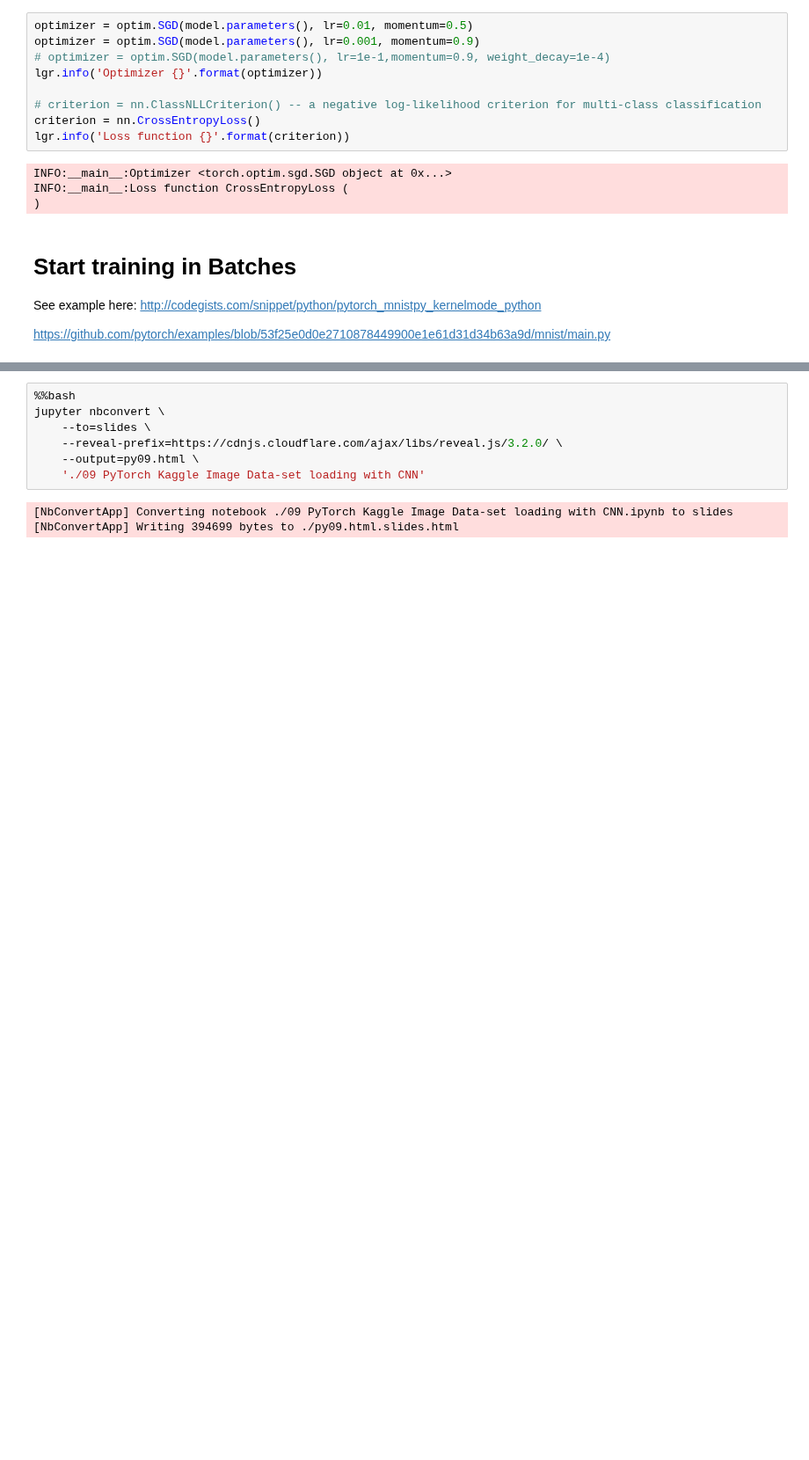
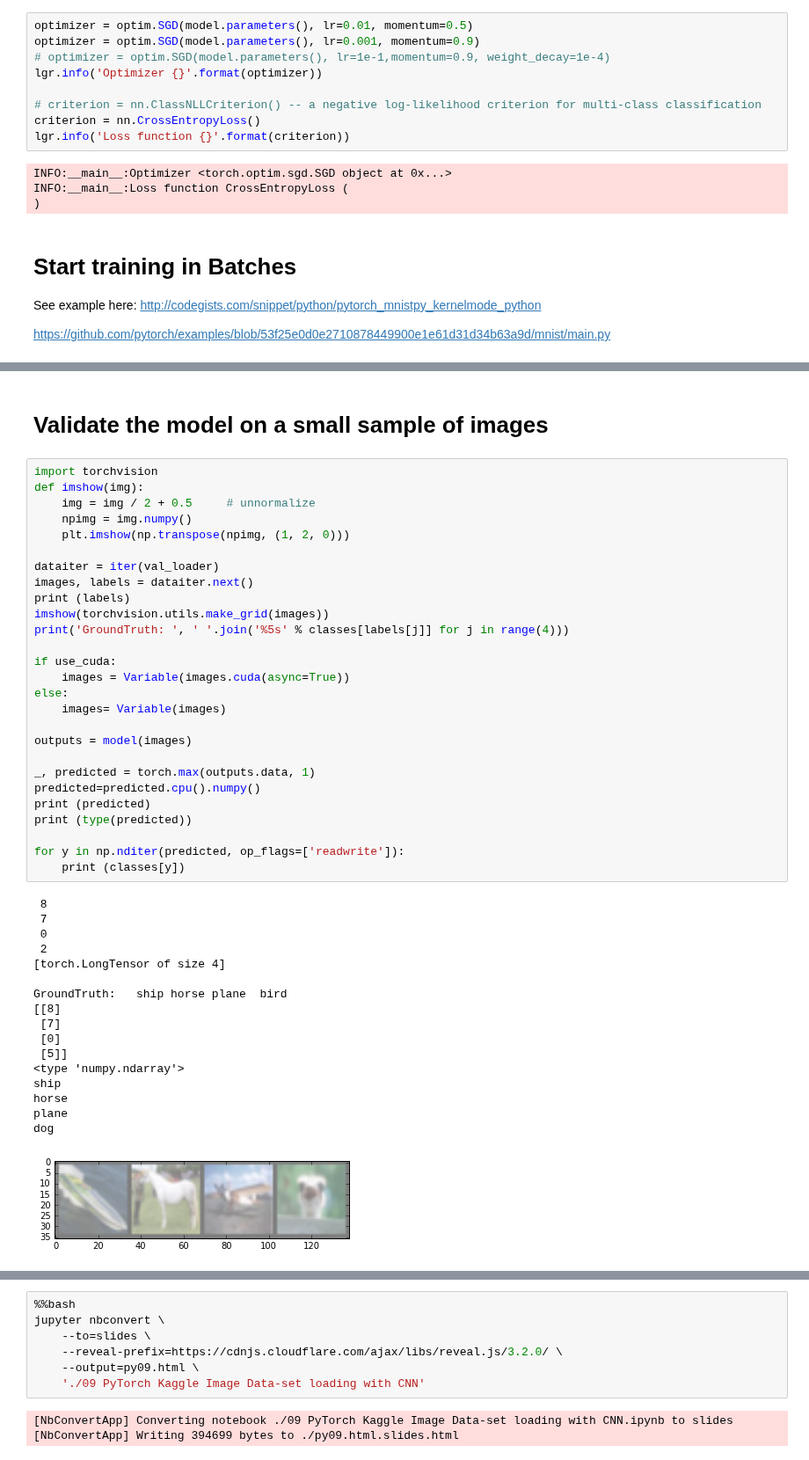
Before and after one commit to sunghoonyang/Deep-Learning-Boot-Camp, a Jupyter notebook: 21-PyTorch-CIFAR-10-Custom-data-loader-from-scratch.ipynb, the cells around one changed output, grey strips where cells are left out. Shown at 88% size. Saved outputs shown, nothing was run; the diff lists cells and outputs as text; blank space fills up the shorter version.

```diff
--- a/21-PyTorch-CIFAR-10-Custom-data-loader-from-scratch.ipynb
+++ b/21-PyTorch-CIFAR-10-Custom-data-loader-from-scratch.ipynb
@@ -449,0 +455,47 @@ INFO:__main__:Train Epoch: 2 [12000/39000 (31%)]        Loss: 0.966041
+# %% [markdown]
+# Validate the model on a small sample of images
+# %%
+import torchvision
+def imshow(img):
+    img = img / 2 + 0.5     # unnormalize
+    npimg = img.numpy()
+    plt.imshow(np.transpose(npimg, (1, 2, 0)))
+
+dataiter = iter(val_loader)
+images, labels = dataiter.next()
+print (labels)
+imshow(torchvision.utils.make_grid(images))
+print('GroundTruth: ', ' '.join('%5s' % classes[labels[j]] for j in range(4)))
+
+if use_cuda:
+    images = Variable(images.cuda(async=True))
+else:
+    images= Variable(images)
+
+outputs = model(images)
+
+_, predicted = torch.max(outputs.data, 1)
+predicted=predicted.cpu().numpy()
+print (predicted)
+print (type(predicted))
+
+for y in np.nditer(predicted, op_flags=['readwrite']):
+    print (classes[y])
+# %% [output]
+ 8
+ 7
+ 0
+ 2
+[torch.LongTensor of size 4]
+
+GroundTruth:   ship horse plane  bird
+[[8]
+ [7]
+ [0]
+ [5]]
+<type 'numpy.ndarray'>
+ship
+horse
+plane
+dog
+[figure, added]
```
Also changed, not shown: parts of 8 cells of this notebook.
